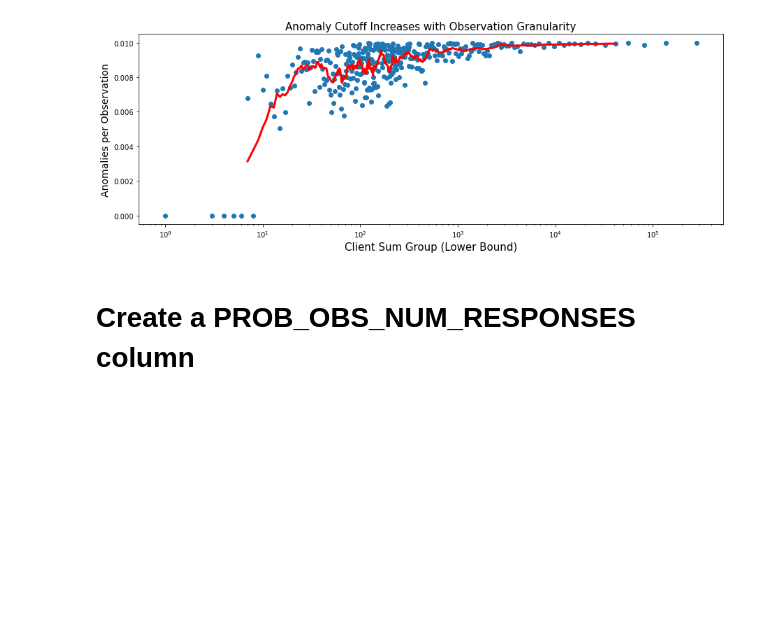
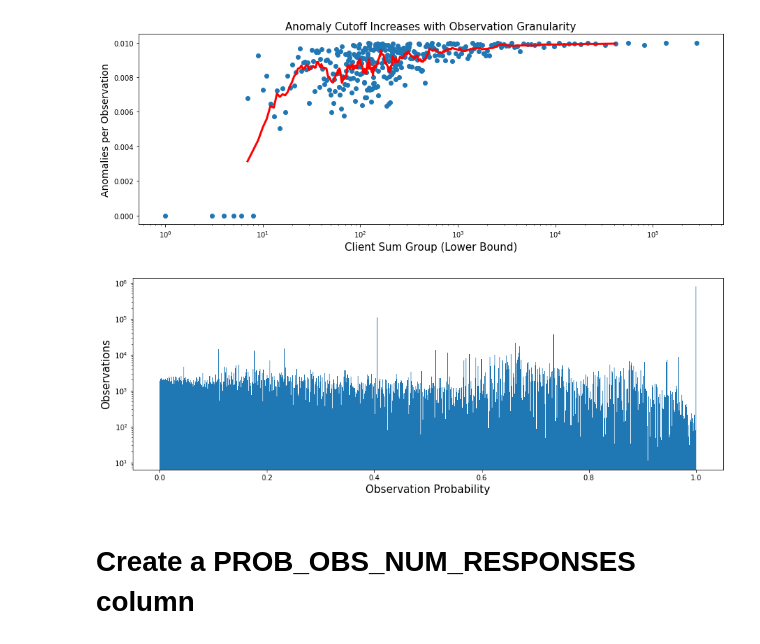
Before and after one commit to IntrusionINTZ/UniversityOfMontana_2023Spring, a Jupyter notebook: Luke/AnomalyFinder.ipynb, the cells around one changed output. Cells and saved outputs as stored; diff of their text form; code cells hidden in the pictures; blank space fills up the shorter version.

```diff
--- a/Luke/AnomalyFinder.ipynb
+++ b/Luke/AnomalyFinder.ipynb
@@ -350,6 +350,16 @@ plt.title('Anomaly Cutoff Increases with Observation Granularity', fontsize=15)
 plt.show()
 # %% [output]
 [figure]
+# %%
+plt.figure(figsize=(15,5))
+plt.hist(df.prob_obs_num_clients, bins=np.linspace(0, 1, 1001),
+         density=False)
+plt.yscale('log')
+plt.xlabel('Observation Probability', fontsize=15)
+plt.ylabel('Observations', fontsize=15)
+plt.show()
+# %% [output]
+[figure, added]
 # %% [markdown]
 # Create a PROB_OBS_NUM_RESPONSES column
 # %% [markdown]
```
